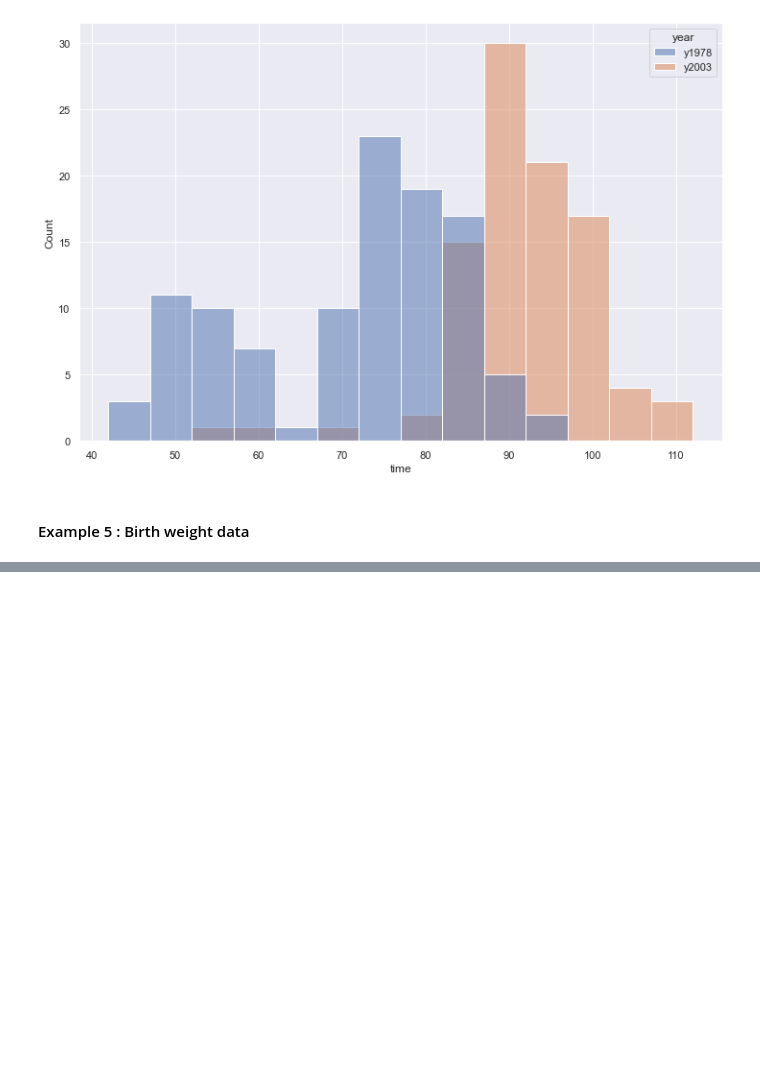
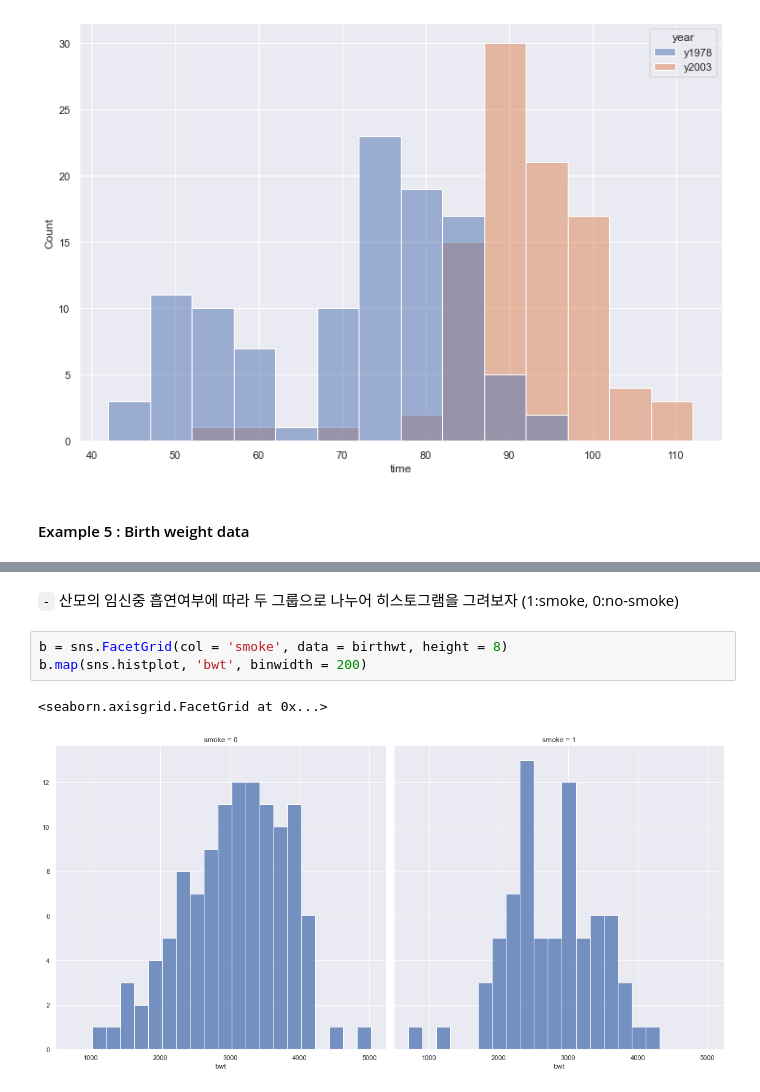
Before and after one commit to Jaesu26/study-blog, a Jupyter notebook: _notebooks/2021-09-08-빅데이터개론.ipynb, the cells around one changed output, grey strips where cells are left out. Cells and saved outputs as stored; diff of their text form; blank space fills up the shorter version.

```diff
--- a/_notebooks/2021-09-08-빅데이터개론.ipynb
+++ b/_notebooks/2021-09-08-빅데이터개론.ipynb
@@ -1624,0 +1668,8 @@ sns.histplot(x = 'time', binwidth= 5, hue = 'year', data = of) # hue는 색상 -
+# %% [markdown]
+`-` 산모의 임신중 흡연여부에 따라 두 그룹으로 나누어 히스토그램을 그려보자 (1:smoke, 0:no-smoke)
+# %%
+b = sns.FacetGrid(col = 'smoke', data = birthwt, height = 8)
+b.map(sns.histplot, 'bwt', binwidth = 200)
+# %% [output]
+<seaborn.axisgrid.FacetGrid at 0x...>
+[figure, added]
```
Also changed, not shown: parts of 37 cells of this notebook.
